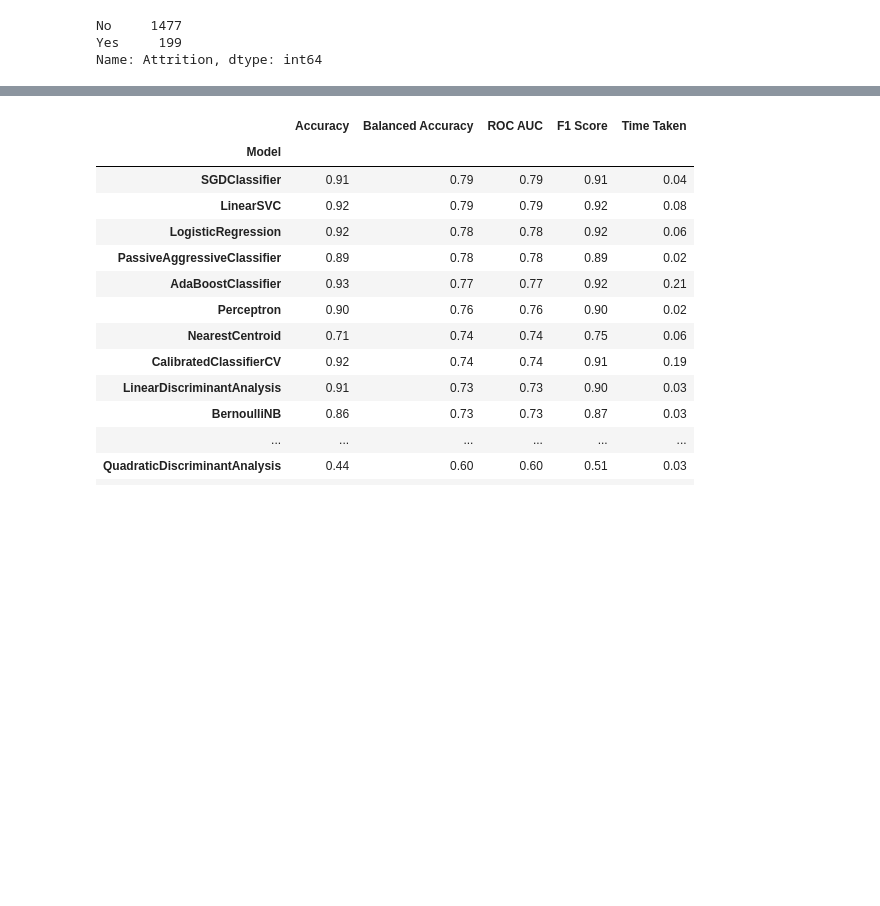
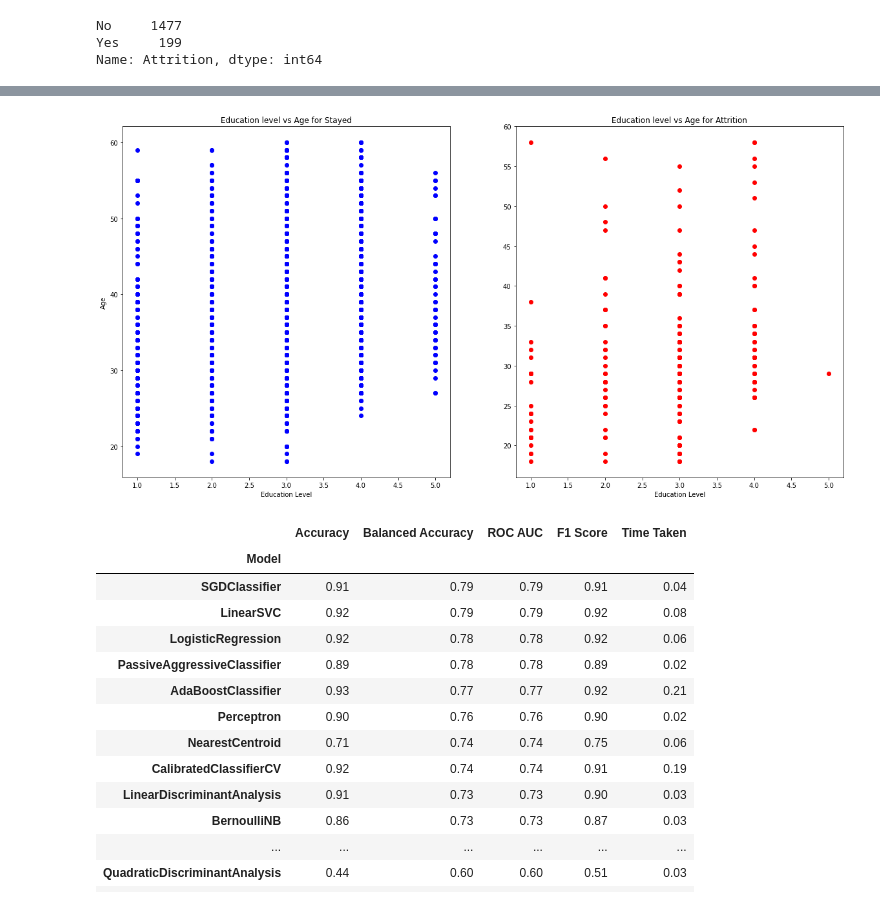
Before and after one commit to markmlowe/capstone, a Jupyter notebook: notebooks/01_mml_initial_data_exploration.ipynb, the cells around one changed output, grey strips where cells are left out. Cells and saved outputs as stored; diff of their text form; code cells hidden in the pictures; blank space fills up the shorter version.

```diff
--- a/notebooks/01_mml_initial_data_exploration.ipynb
+++ b/notebooks/01_mml_initial_data_exploration.ipynb
@@ -58,3 +69,24 @@ y.replace('Yes', 1, inplace = True)
+# %%
+# now let's look at some of the columns with the y value as well
+fig, ax = plt.subplots(nrows=1, ncols=2, figsize = (20,10))
+
+
+ax[0].scatter(data.Education[data.Attrition==0], data.Age[data.Attrition==0], c='b', label = 'stayed')
+
+
+ax[1].scatter(data.Education[data.Attrition==1], data.Age[data.Attrition==1], c='r', label = 'attrited')
+
+
+ax[0].set_xlabel('Education Level')
+ax[0].set_ylabel('Age')
+ax[1].set_xlabel('Education Level')
+
+ax[0].set_title('Education level vs Age for Stayed', loc='center')
+ax[1].set_title('Education level vs Age for Attrition', loc='center')
+
+plt.show()
+# %% [output]
+[figure, added]
 # %%
 from lazypredict.Supervised import LazyClassifier
 from sklearn.model_selection import train_test_split
```
Also changed, not shown: parts of 1 cell of this notebook.
